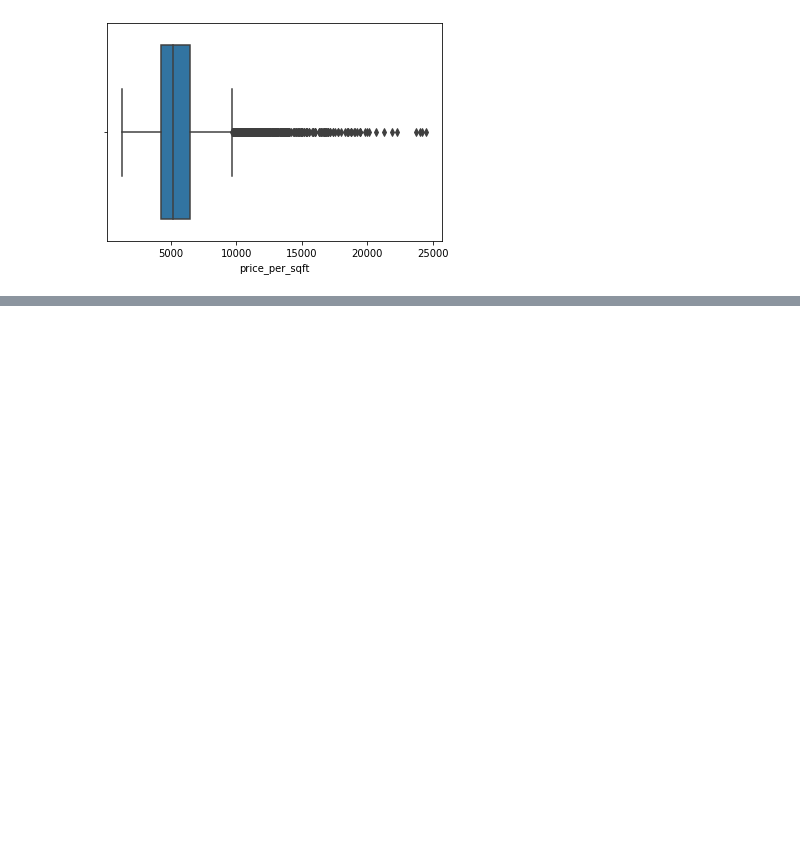
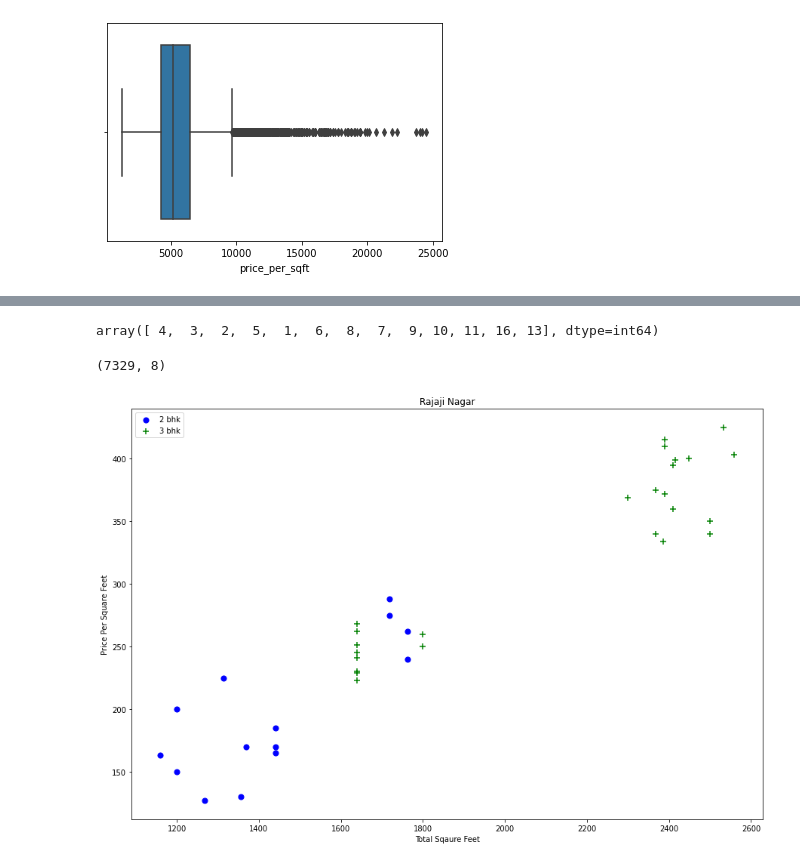
Before and after one commit to Pritush09/Real-Estate-Price-Prediction-Project, a Jupyter notebook: House Prediction Model.ipynb, the cells around one changed output, grey strips where cells are left out. Drawn from its saved outputs; the diff is of its cells as text; code cells hidden in the pictures; blank space fills up the shorter version.

Commit message:
done with the feature engineering and removal of outliers

```diff
--- a/House Prediction Model.ipynb
+++ b/House Prediction Model.ipynb
@@ -528,0 +529,29 @@ scatter_plot_chart(df6,'Hebbal')
+# %%
+df6.BHK.unique()
+# itna toh bhk_stats me dictionay ban raha he
+# %% [output]
+array([ 4,  3,  2,  5,  1,  6,  8,  7,  9, 10, 11, 16, 13], dtype=int64)
+# %%
+def remove_bhk_outliers(df):
+    exclude_indices=np.array([])
+    for location, location_df in df.groupby('location'):# pehele location wise banaliye groups
+        bhk_sats={}                                     # ussi same location me bhk ka price compare karliye
+        for BHK,BHK_df in location_df.groupby('BHK'):
+            bhk_sats[BHK]={
+                'mean':np.mean(BHK_df.price_per_sqft),
+                'std':np.std(BHK_df.price_per_sqft),
+                'count':BHK_df.shape[0]
+            }
+        for BHK,BHK_df in location_df.groupby('BHK'):
+            stats=bhk_sats.get(BHK-1)
+            if stats and stats['count']>5:# yaha pe jo kaam tha pehla bhk-1 ke mean se uska index fetch kiye
+                exclude_indices=np.append(exclude_indices,BHK_df[BHK_df.price_per_sqft<(stats['mean'])].index.values)
+    return df.drop(exclude_indices,axis='index')
+df7 = remove_bhk_outliers(df6)
+df7.shape
+# %% [output]
+(7329, 8)
+# %%
+scatter_plot_chart(df7,"Rajaji Nagar") # hebbal
+# %% [output]
+[figure, added]
```
Also changed, not shown: parts of 11 cells of this notebook.
